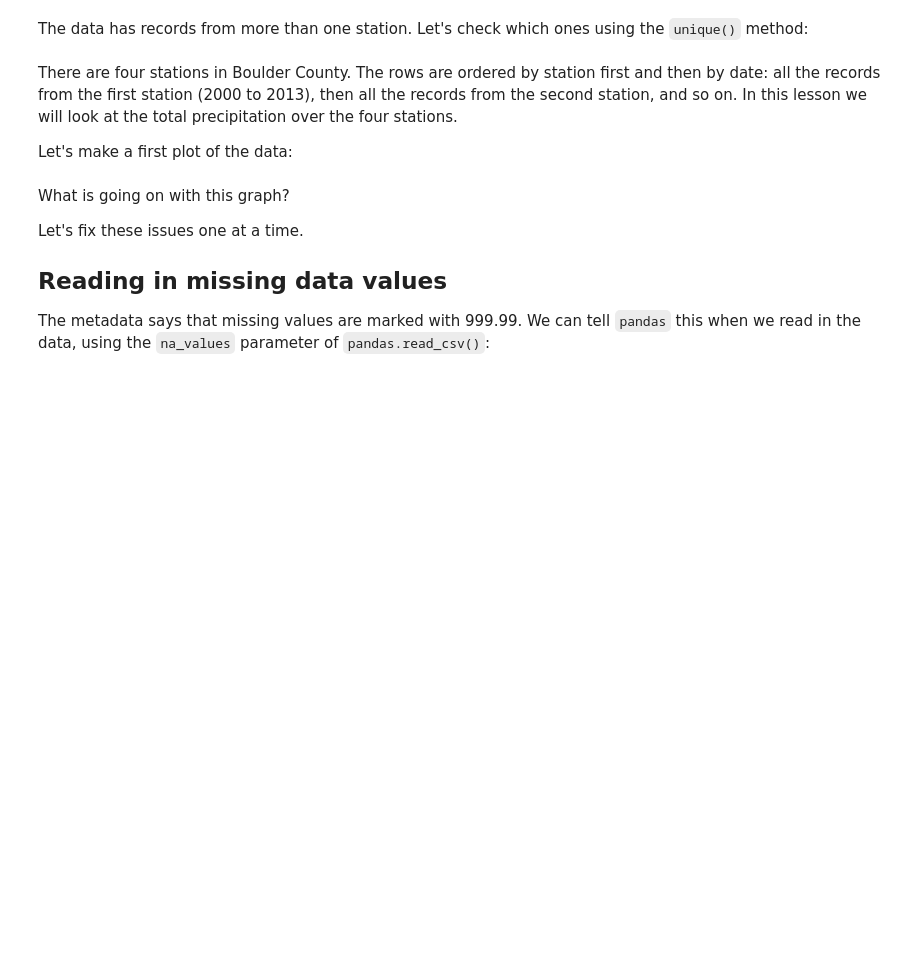
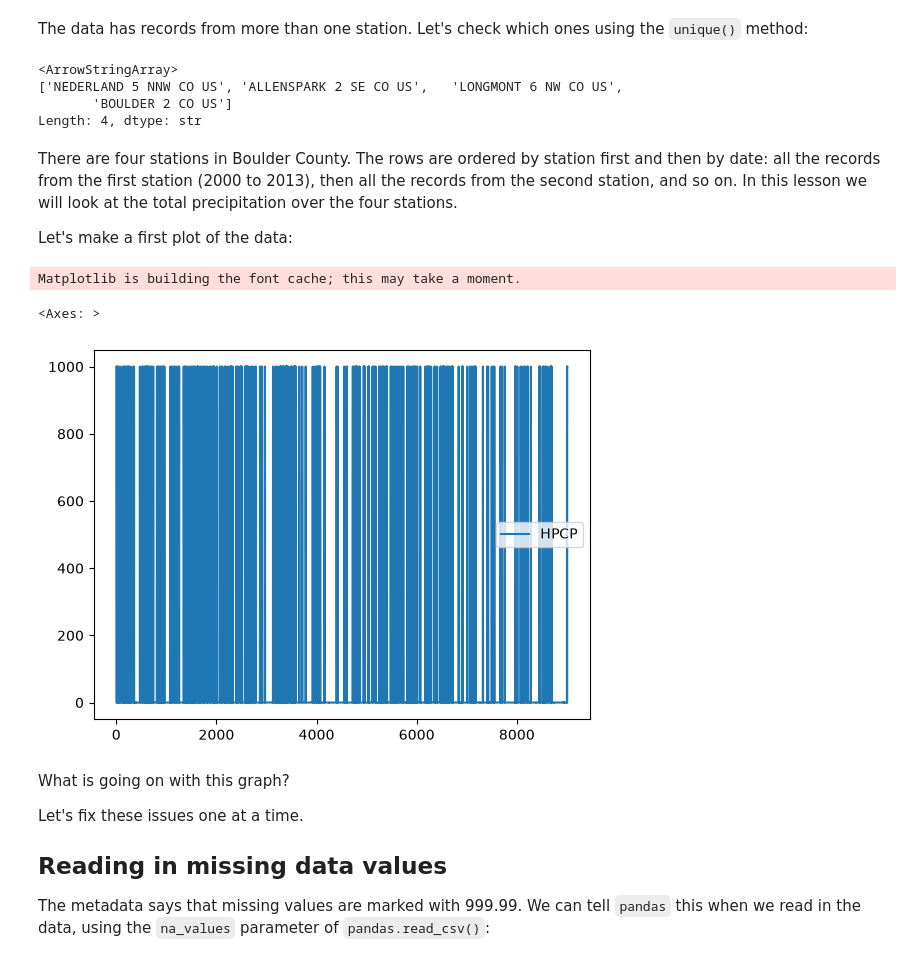
Before and after one commit to kloo49/eds220-in-class, a Jupyter notebook: week-3-time-series-STUDENTS.ipynb, the cells around one changed output. Cells and saved outputs as stored; diff of their text form; code cells hidden in the pictures; blank space fills up the shorter version.

```diff
--- a/week-3-time-series-STUDENTS.ipynb
+++ b/week-3-time-series-STUDENTS.ipynb
@@ -52,9 +71,22 @@ precip
 # %% [markdown]
 The data has records from more than one station. Let's check which ones using the `unique()` method:
+# %%
+precip['STATION_NAME'].unique()
+# %% [output]
+<ArrowStringArray>
+['NEDERLAND 5 NNW CO US', 'ALLENSPARK 2 SE CO US',   'LONGMONT 6 NW CO US',
+       'BOULDER 2 CO US']
+Length: 4, dtype: str
 # %% [markdown]
 There are four stations in Boulder County. The rows are ordered by station first and then by date: all the records from the first station (2000 to 2013), then all the records from the second station, and so on. In this lesson we will look at the total precipitation over the four stations.
 
 Let's make a first plot of the data:
+# %%
+precip.plot()
+# %% [output]
+Matplotlib is building the font cache; this may take a moment.
+<Axes: >
+[figure, added]
 # %% [markdown]
 What is going on with this graph?
 
```
Also changed, not shown: parts of 23 cells of this notebook.
